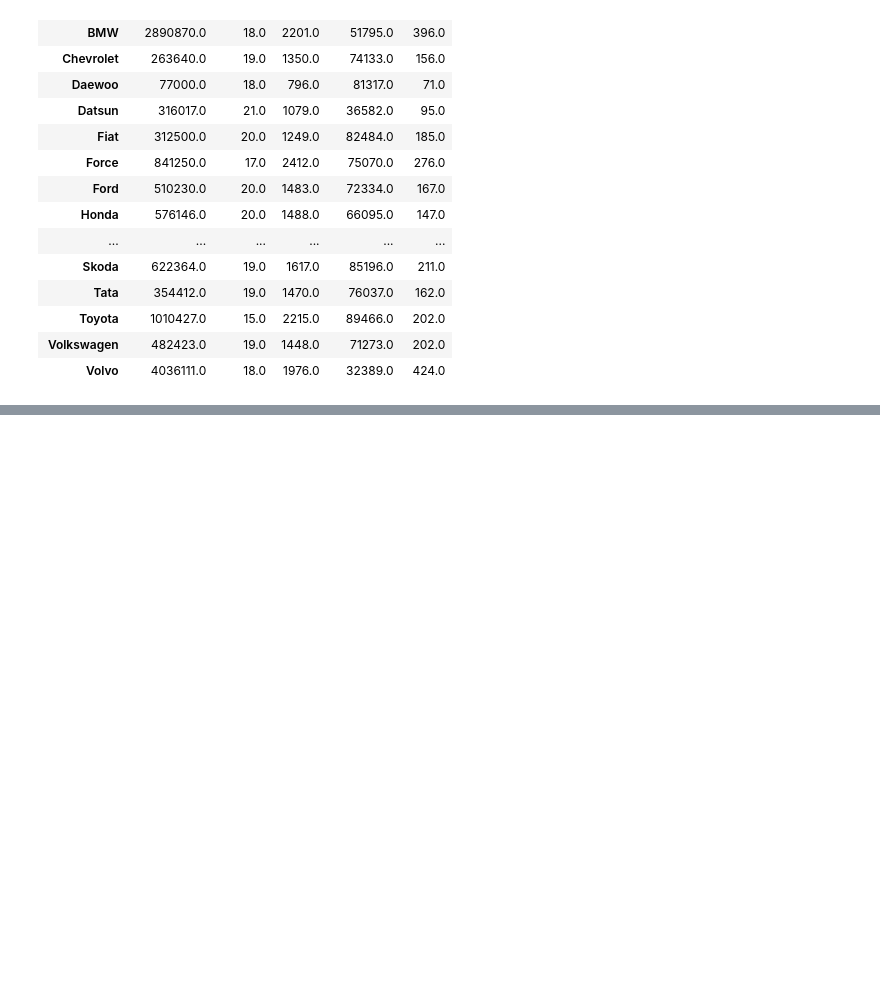
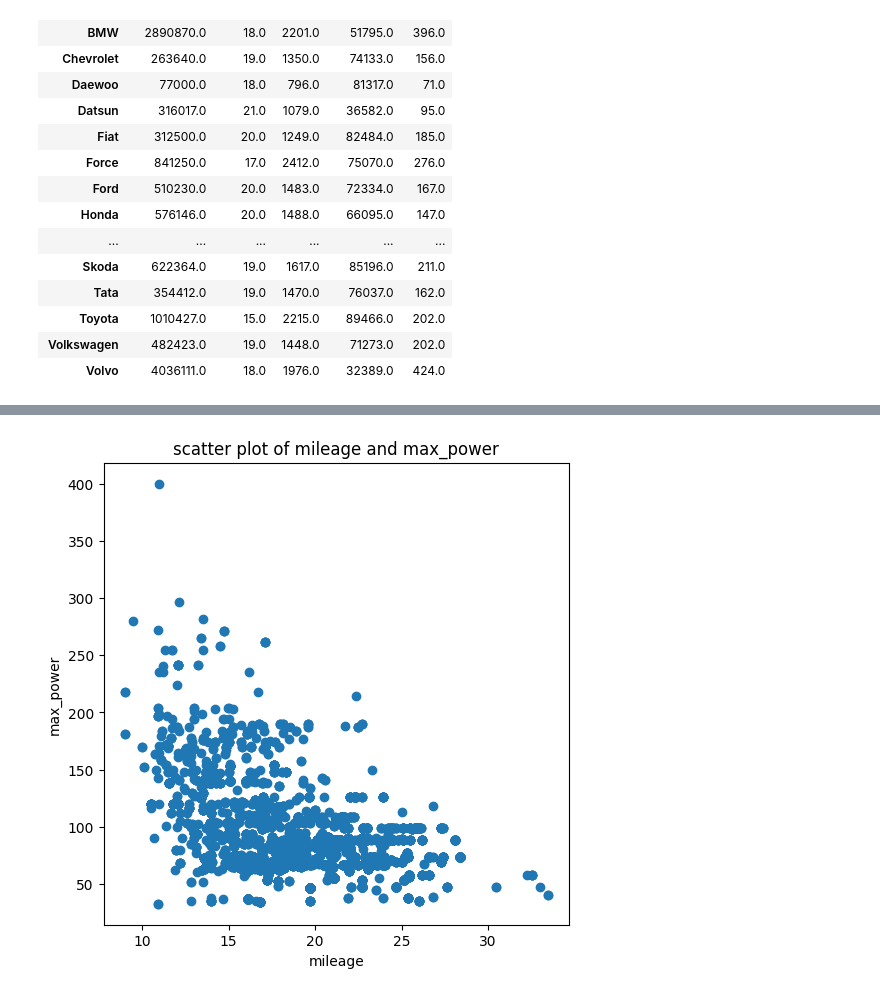
Before and after one commit to aruncb2/pandas, a Jupyter notebook: reading_files_to_df.ipynb, the cells around one changed output, grey strips where cells are left out. Saved outputs shown, nothing was run; the diff lists cells and outputs as text; code cells hidden in the pictures; blank space fills up the shorter version.

```diff
--- a/reading_files_to_df.ipynb
+++ b/reading_files_to_df.ipynb
@@ -1133,0 +1273,9 @@ a[a[("selling_price","count")]>=20]
+# %%
+plt.figure(figsize=(6,6))
+plt.scatter(df['mileage'],df['max_power'])
+plt.xlabel('mileage')
+plt.ylabel('max_power')
+plt.title('scatter plot of mileage and max_power')
+plt.show()
+# %% [output]
+[figure, added]
```
Also changed, not shown: parts of 33 cells of this notebook.
